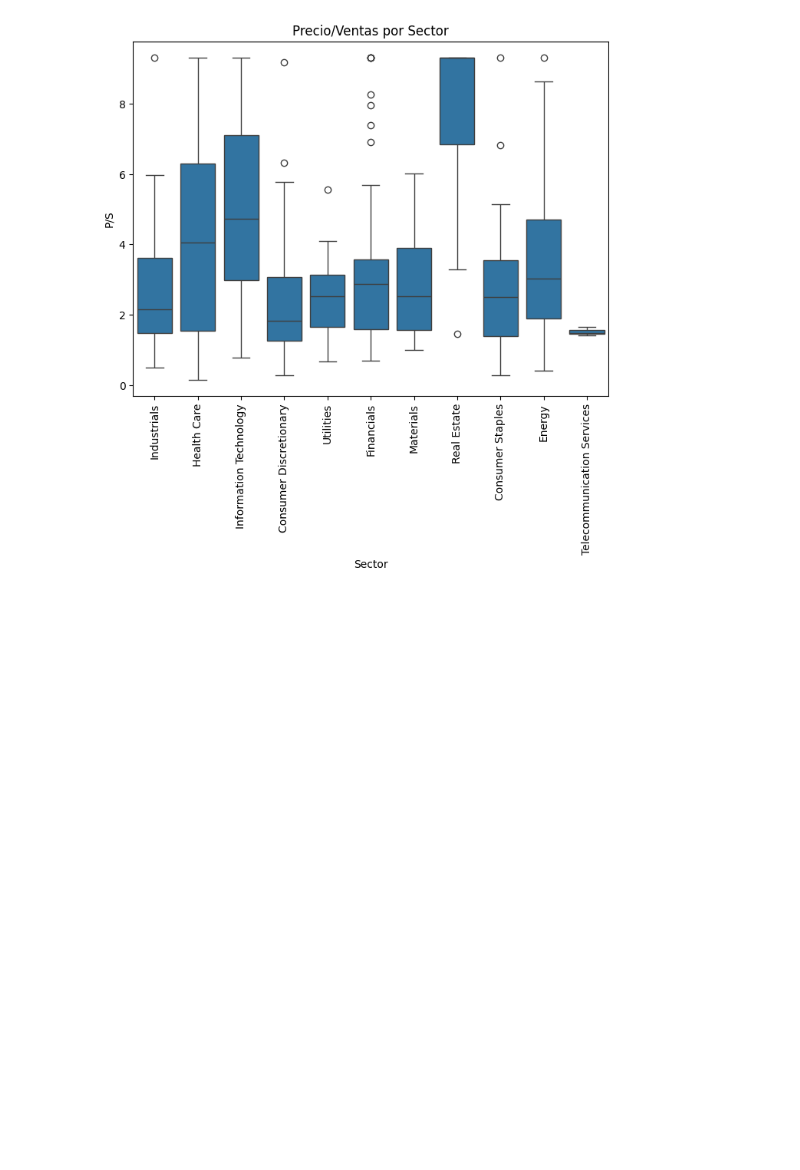
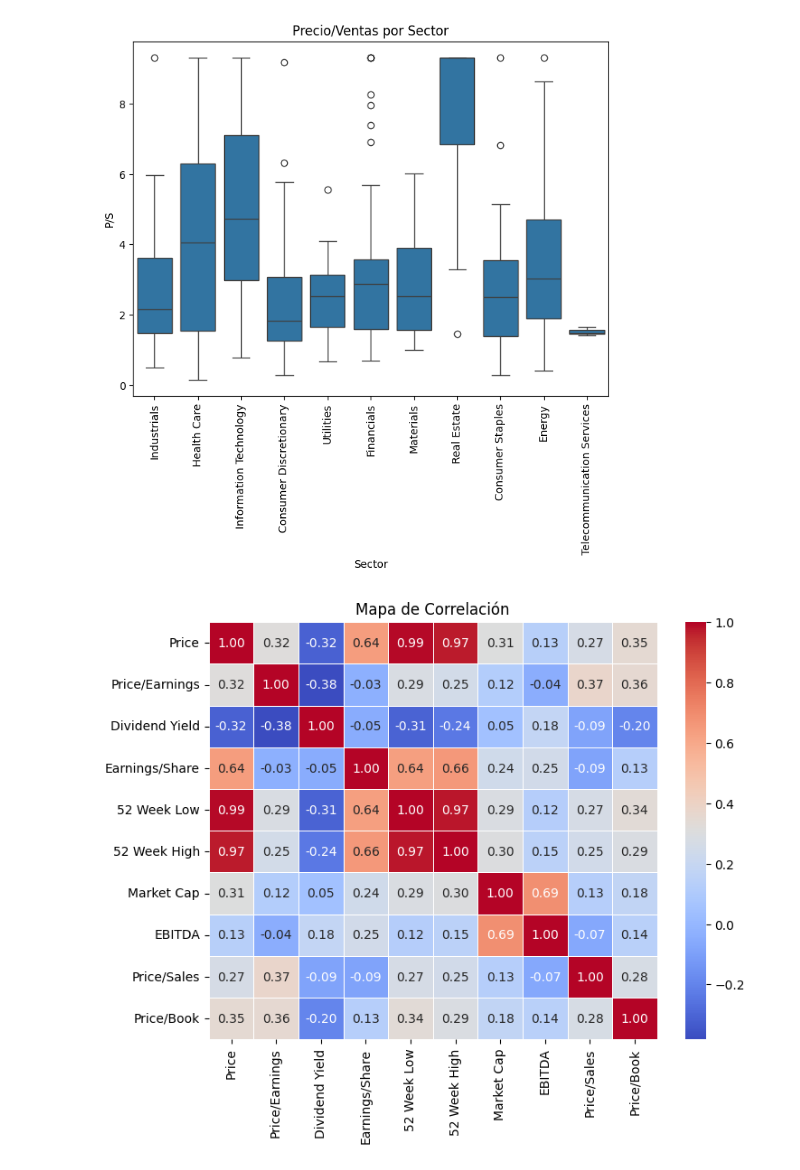
Before and after one commit to Mart1n2015/MartinCerioli, a Jupyter notebook: ProyectoDSParteICERIOLI.ipynb, the cells around one changed output. Drawn from its saved outputs; the diff is of its cells as text; code cells hidden in the pictures; blank space fills up the shorter version.

```diff
--- a/ProyectoDSParteICERIOLI.ipynb
+++ b/ProyectoDSParteICERIOLI.ipynb
@@ -155,6 +155,15 @@ plt.title('Precio/Ventas por Sector')
 plt.show()
 # %% [output]
 [figure]
+# %%
+correlacion = dataframe.select_dtypes(include=np.number).corr()
+# %%
+plt.figure(figsize=(8, 6))
+sns.heatmap(correlacion, annot=True, cmap='coolwarm', fmt='.2f', linewidths=0.5)
+plt.title('Mapa de Correlación')
+plt.show()
+# %% [output]
+[figure, added]
 # %%
 # 3. Definición de X (features) e y (target)#
 
```
Also changed, not shown: parts of 6 cells of this notebook.
